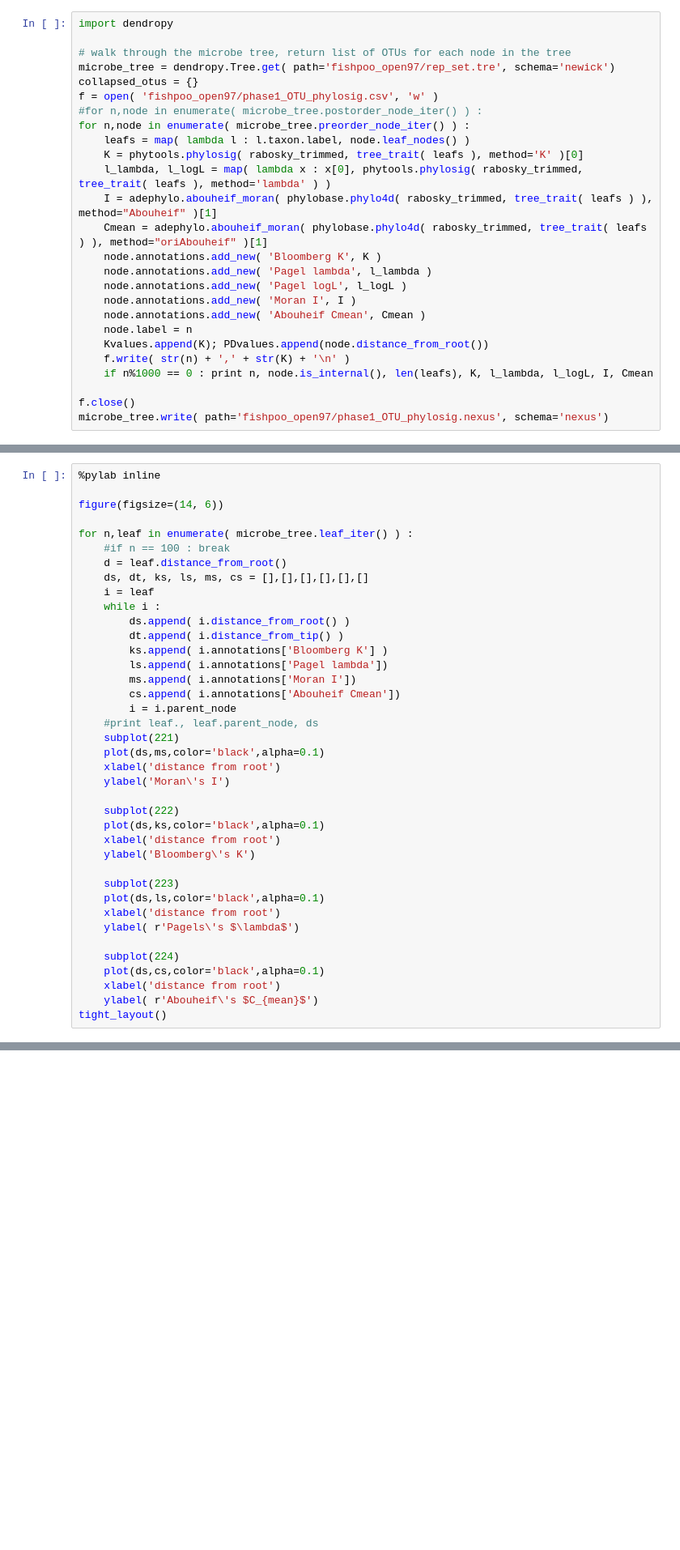
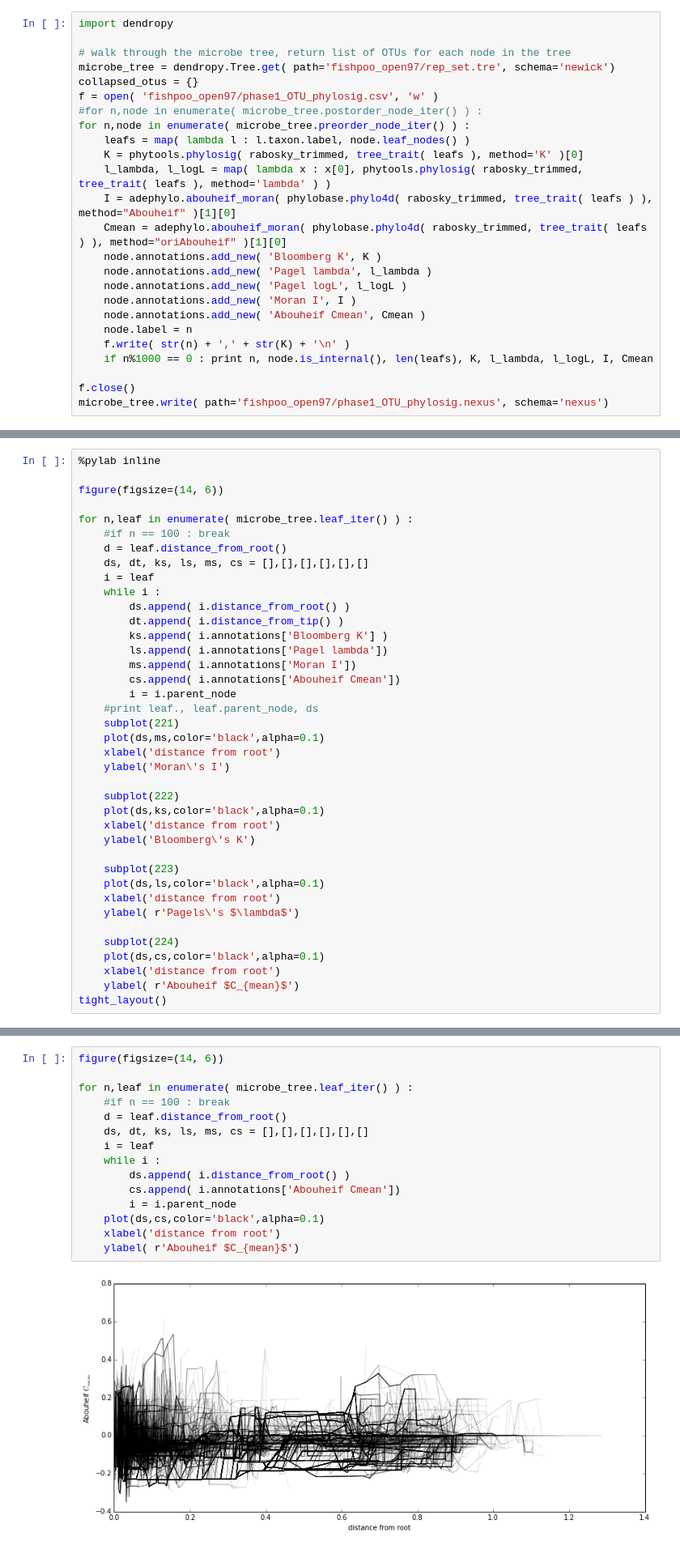
Before and after one commit to ryneches/fishpoo, a Jupyter notebook: fishpoo.ipynb, the cells around one changed output, grey strips where cells are left out. Shown at 81% size. Saved outputs shown, nothing was run; the diff lists cells and outputs as text; blank space fills up the shorter version.

```diff
--- a/fishpoo.ipynb
+++ b/fishpoo.ipynb
@@ -1039,15 +1042,14 @@ for n,node in enumerate( microbe_tree.preorder_node_iter() ) :
     leafs = map( lambda l : l.taxon.label, node.leaf_nodes() )
     K = phytools.phylosig( rabosky_trimmed, tree_trait( leafs ), method='K' )[0]
     l_lambda, l_logL = map( lambda x : x[0], phytools.phylosig( rabosky_trimmed, tree_trait( leafs ), method='lambda' ) )
-    I = adephylo.abouheif_moran( phylobase.phylo4d( rabosky_trimmed, tree_trait( leafs ) ), method="Abouheif" )[1]
-    Cmean = adephylo.abouheif_moran( phylobase.phylo4d( rabosky_trimmed, tree_trait( leafs ) ), method="oriAbouheif" )[1]
+    I = adephylo.abouheif_moran( phylobase.phylo4d( rabosky_trimmed, tree_trait( leafs ) ), method="Abouheif" )[1][0]
+    Cmean = adephylo.abouheif_moran( phylobase.phylo4d( rabosky_trimmed, tree_trait( leafs ) ), method="oriAbouheif" )[1][0]
     node.annotations.add_new( 'Bloomberg K', K )
     node.annotations.add_new( 'Pagel lambda', l_lambda )
     node.annotations.add_new( 'Pagel logL', l_logL )
     node.annotations.add_new( 'Moran I', I )
     node.annotations.add_new( 'Abouheif Cmean', Cmean )
     node.label = n
-    Kvalues.append(K); PDvalues.append(node.distance_from_root())
     f.write( str(n) + ',' + str(K) + '\n' )
     if n%1000 == 0 : print n, node.is_internal(), len(leafs), K, l_lambda, l_logL, I, Cmean
 
@@ -1108,7 +1107,7 @@ for n,leaf in enumerate( microbe_tree.leaf_iter() ) :
     subplot(224)
     plot(ds,cs,color='black',alpha=0.1)
     xlabel('distance from root')
-    ylabel( r'Abouheif\'s $C_{mean}$')
+    ylabel( r'Abouheif $C_{mean}$')
 tight_layout()
 # %% [output]
 Populating the interactive namespace from numpy and matplotlib
@@ -1135,0 +1119,17 @@ adephylo.abouheif_moran( phylobase.phylo4d( rabosky_trimmed, tree_trait( leafs )
+# %%
+figure(figsize=(14, 6))
+
+for n,leaf in enumerate( microbe_tree.leaf_iter() ) :
+    #if n == 100 : break
+    d = leaf.distance_from_root()
+    ds, dt, ks, ls, ms, cs = [],[],[],[],[],[]
+    i = leaf
+    while i :
+        ds.append( i.distance_from_root() )
+        cs.append( i.annotations['Abouheif Cmean'])
+        i = i.parent_node
+    plot(ds,cs,color='black',alpha=0.1)
+    xlabel('distance from root')
+    ylabel( r'Abouheif $C_{mean}$')
+# %% [output]
+[figure, added]
```
Also changed, not shown: parts of 7 cells of this notebook, 1 other file.
